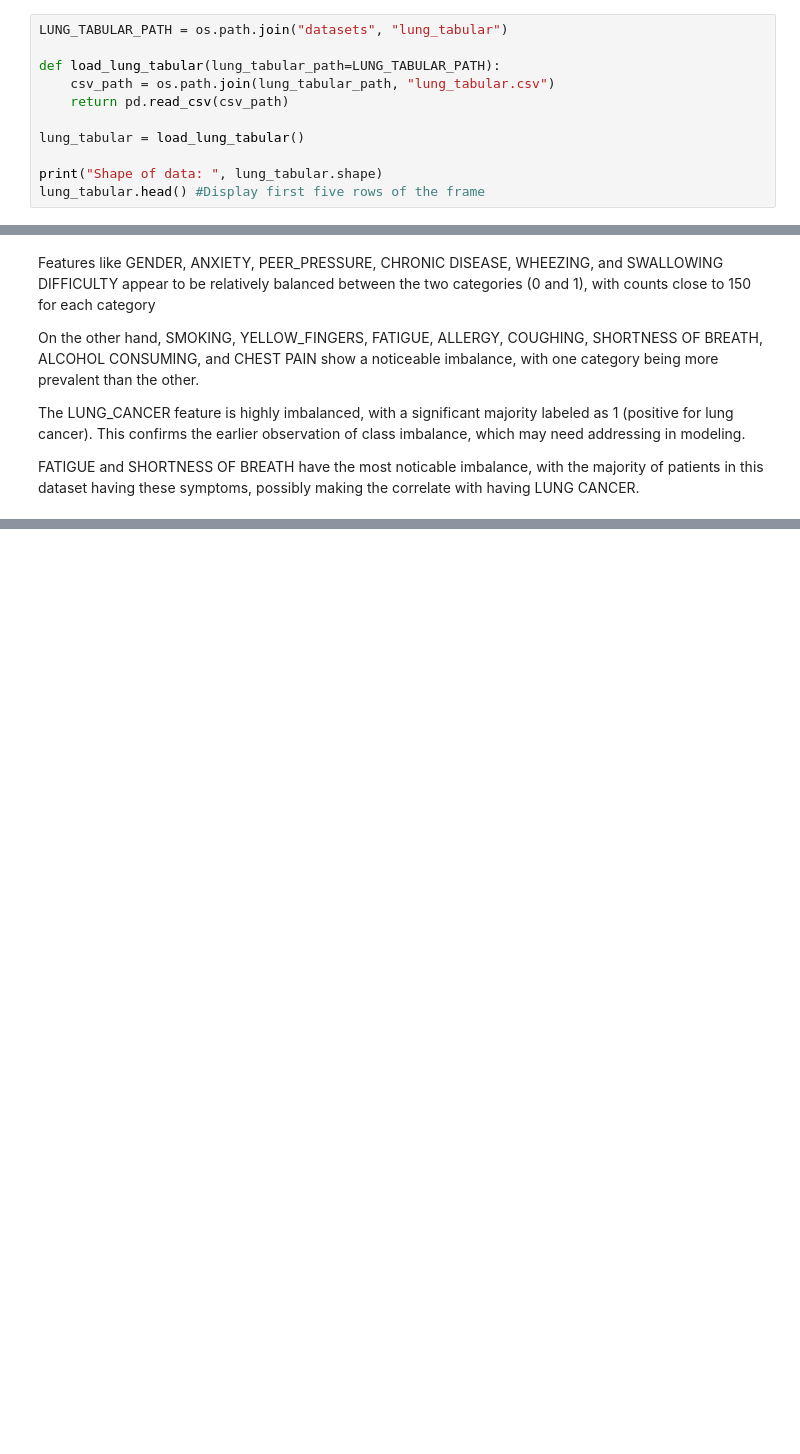
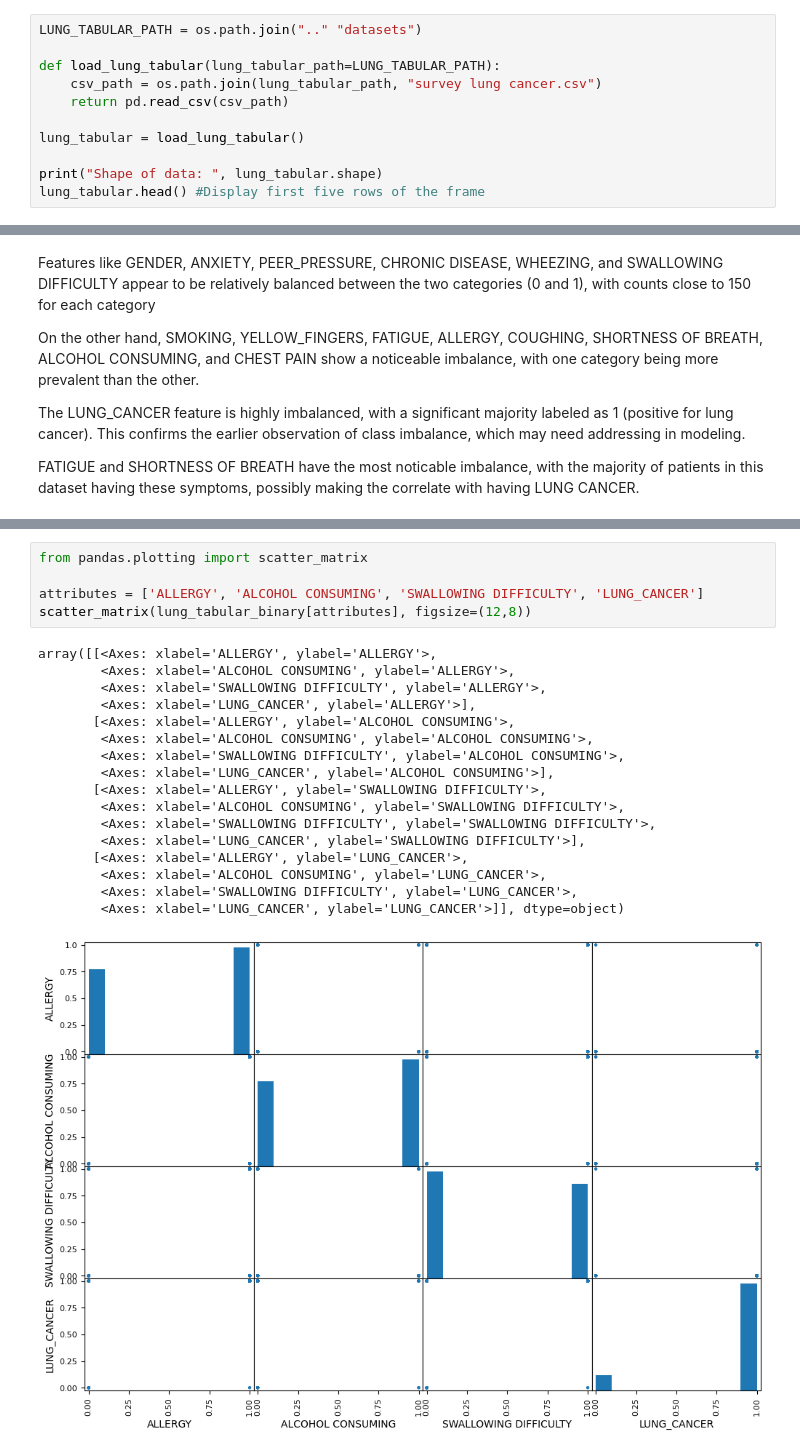
Before and after one commit to machine-learning-hwu-project/Dubai_UG_11, a Jupyter notebook: data-analysis/Data_Analysis_Tabular_Lung_Cancer.ipynb, the cells around one changed output, grey strips where cells are left out. Cells and saved outputs as stored; diff of their text form; blank space fills up the shorter version.

Commit message:
Further data analysis performed on tabular dataset

```diff
--- a/data-analysis/Data_Analysis_Tabular_Lung_Cancer.ipynb
+++ b/data-analysis/Data_Analysis_Tabular_Lung_Cancer.ipynb
@@ -30,10 +30,10 @@ import matplotlib.pyplot as plt
 # %% [markdown]
 With this code, I load the tabular dataset from a folder into a panda datafame
 # %%
-LUNG_TABULAR_PATH = os.path.join("datasets", "lung_tabular")
+LUNG_TABULAR_PATH = os.path.join(".." "datasets")
 
 def load_lung_tabular(lung_tabular_path=LUNG_TABULAR_PATH):
-    csv_path = os.path.join(lung_tabular_path, "lung_tabular.csv")
+    csv_path = os.path.join(lung_tabular_path, "survey lung cancer.csv")
     return pd.read_csv(csv_path)
 
 lung_tabular = load_lung_tabular()
@@ -222,0 +435,23 @@ FATIGUE and SHORTNESS OF BREATH have the most noticable imbalance, with the majo
+# %%
+from pandas.plotting import scatter_matrix
+
+attributes = ['ALLERGY', 'ALCOHOL CONSUMING', 'SWALLOWING DIFFICULTY', 'LUNG_CANCER']
+scatter_matrix(lung_tabular_binary[attributes], figsize=(12,8))
+# %% [output]
+array([[<Axes: xlabel='ALLERGY', ylabel='ALLERGY'>,
+        <Axes: xlabel='ALCOHOL CONSUMING', ylabel='ALLERGY'>,
+        <Axes: xlabel='SWALLOWING DIFFICULTY', ylabel='ALLERGY'>,
+        <Axes: xlabel='LUNG_CANCER', ylabel='ALLERGY'>],
+       [<Axes: xlabel='ALLERGY', ylabel='ALCOHOL CONSUMING'>,
+        <Axes: xlabel='ALCOHOL CONSUMING', ylabel='ALCOHOL CONSUMING'>,
+        <Axes: xlabel='SWALLOWING DIFFICULTY', ylabel='ALCOHOL CONSUMING'>,
+        <Axes: xlabel='LUNG_CANCER', ylabel='ALCOHOL CONSUMING'>],
+       [<Axes: xlabel='ALLERGY', ylabel='SWALLOWING DIFFICULTY'>,
+        <Axes: xlabel='ALCOHOL CONSUMING', ylabel='SWALLOWING DIFFICULTY'>,
+        <Axes: xlabel='SWALLOWING DIFFICULTY', ylabel='SWALLOWING DIFFICULTY'>,
+        <Axes: xlabel='LUNG_CANCER', ylabel='SWALLOWING DIFFICULTY'>],
+       [<Axes: xlabel='ALLERGY', ylabel='LUNG_CANCER'>,
+        <Axes: xlabel='ALCOHOL CONSUMING', ylabel='LUNG_CANCER'>,
+        <Axes: xlabel='SWALLOWING DIFFICULTY', ylabel='LUNG_CANCER'>,
+        <Axes: xlabel='LUNG_CANCER', ylabel='LUNG_CANCER'>]], dtype=object)
+[figure, added]
```
Also changed, not shown: parts of 17 cells of this notebook, 1 other file.
